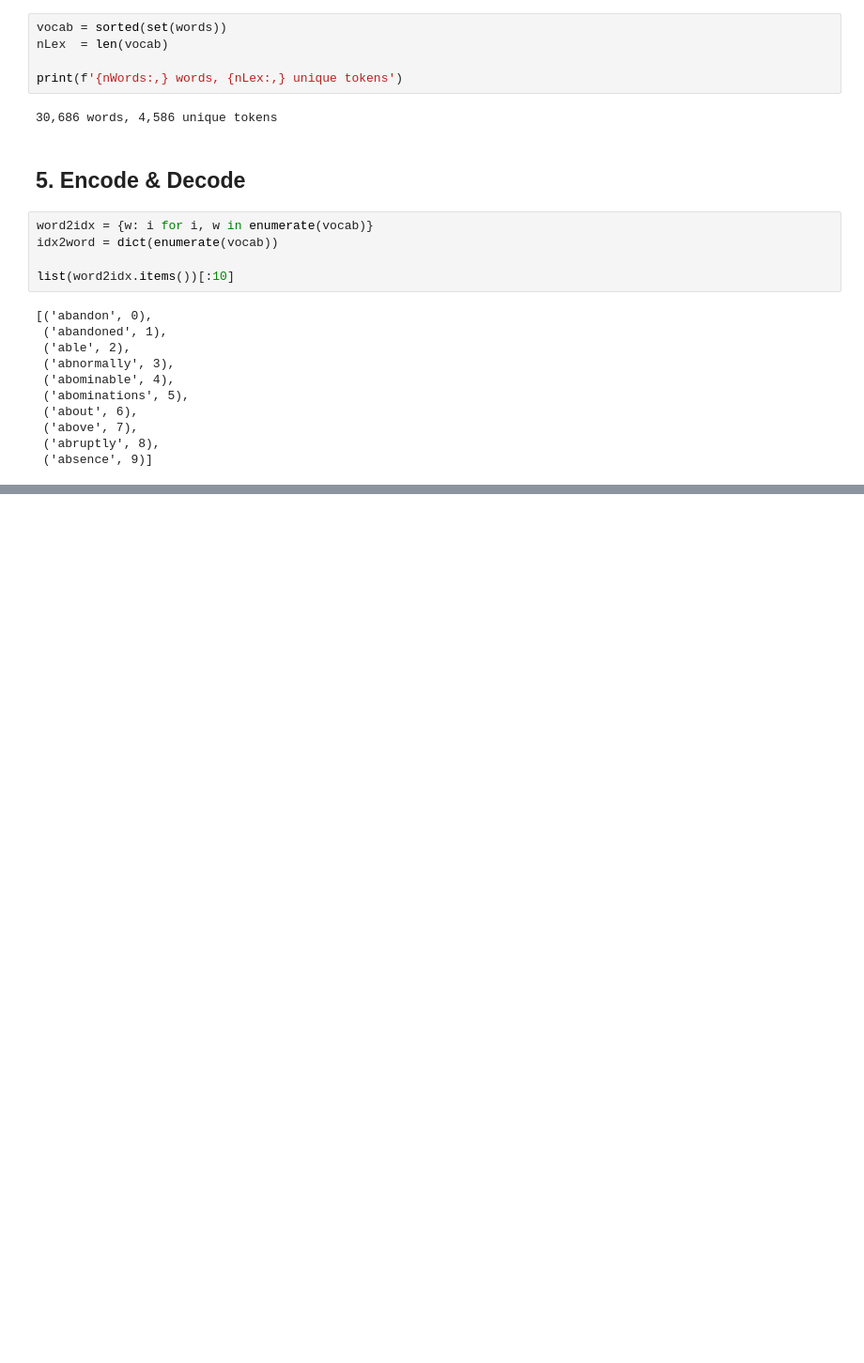
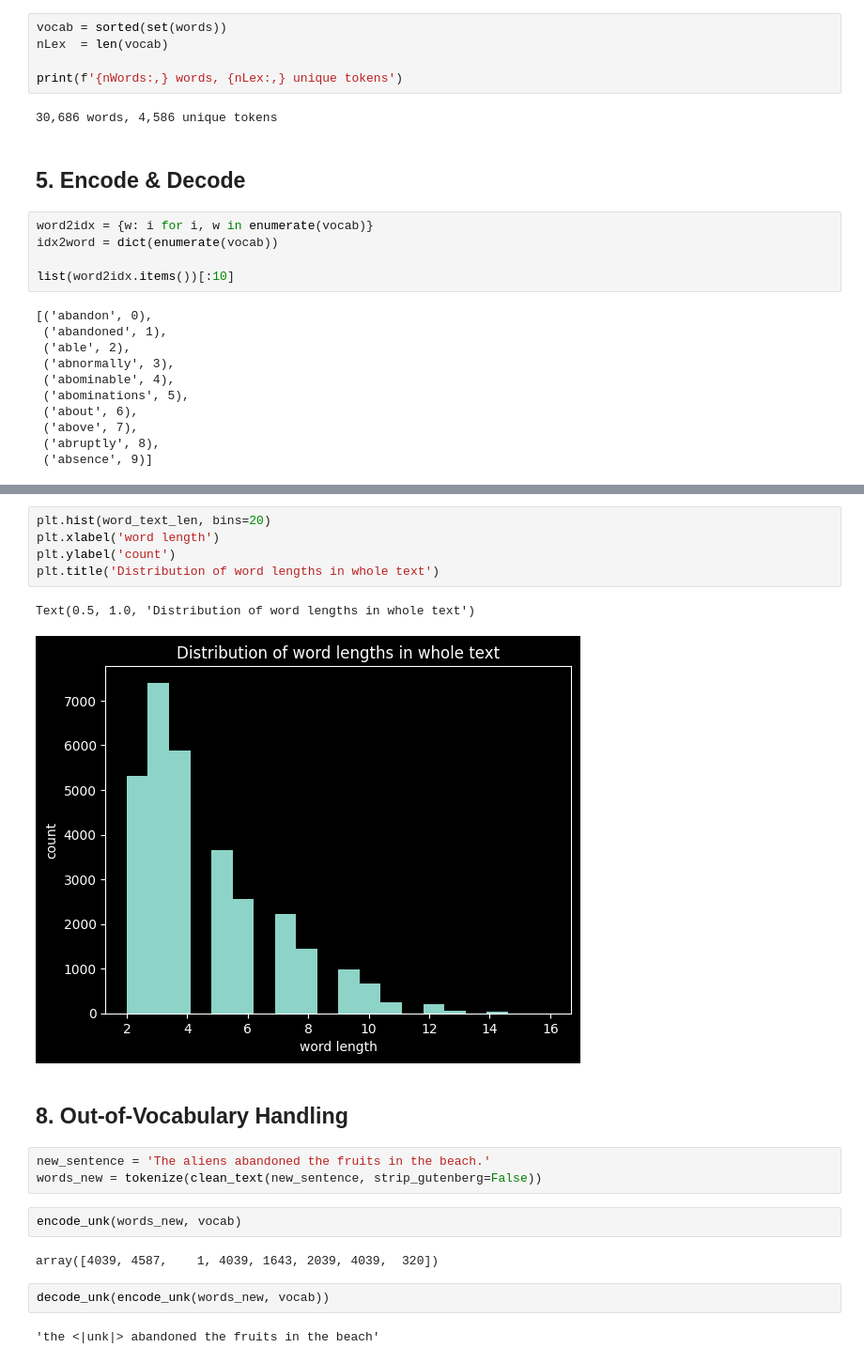
Before and after one commit to wfrigo/Spielplatz-LLM, a Jupyter notebook: preparing_text.ipynb, the cells around one changed output, grey strips where cells are left out. Shown at 94% size. Drawn from its saved outputs; the diff is of its cells as text; blank space fills up the shorter version.

```diff
--- a/preparing_text.ipynb
+++ b/preparing_text.ipynb
@@ -123,0 +199,21 @@ Decoded:  of the nights of our acquaintance including the last night
+# %%
+plt.hist(word_text_len, bins=20)
+plt.xlabel('word length')
+plt.ylabel('count')
+plt.title('Distribution of word lengths in whole text')
+# %% [output]
+Text(0.5, 1.0, 'Distribution of word lengths in whole text')
+[figure, added]
+# %% [markdown]
+## 8. Out-of-Vocabulary Handling
+# %%
+new_sentence = 'The aliens abandoned the fruits in the beach.'
+words_new = tokenize(clean_text(new_sentence, strip_gutenberg=False))
+# %%
+encode_unk(words_new, vocab)
+# %% [output]
+array([4039, 4587,    1, 4039, 1643, 2039, 4039,  320])
+# %%
+decode_unk(encode_unk(words_new, vocab))
+# %% [output]
+'the <|unk|> abandoned the fruits in the beach'
```
Also changed, not shown: parts of 19 cells of this notebook.
